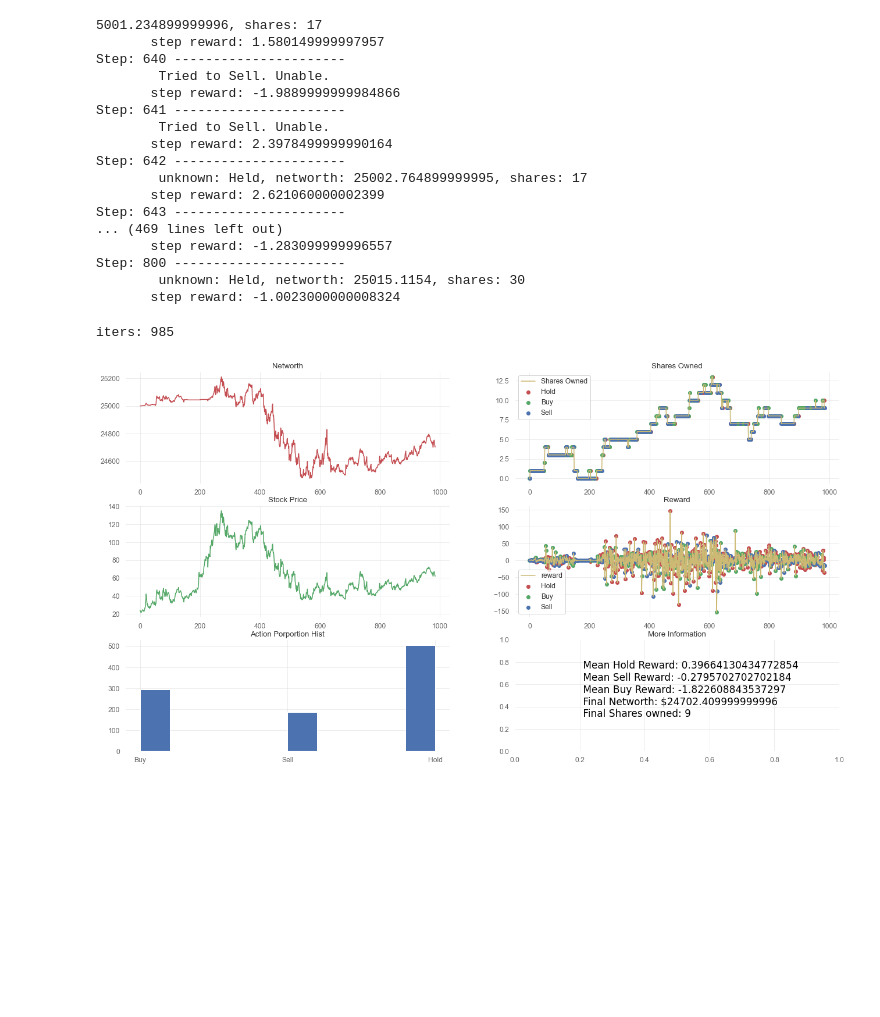
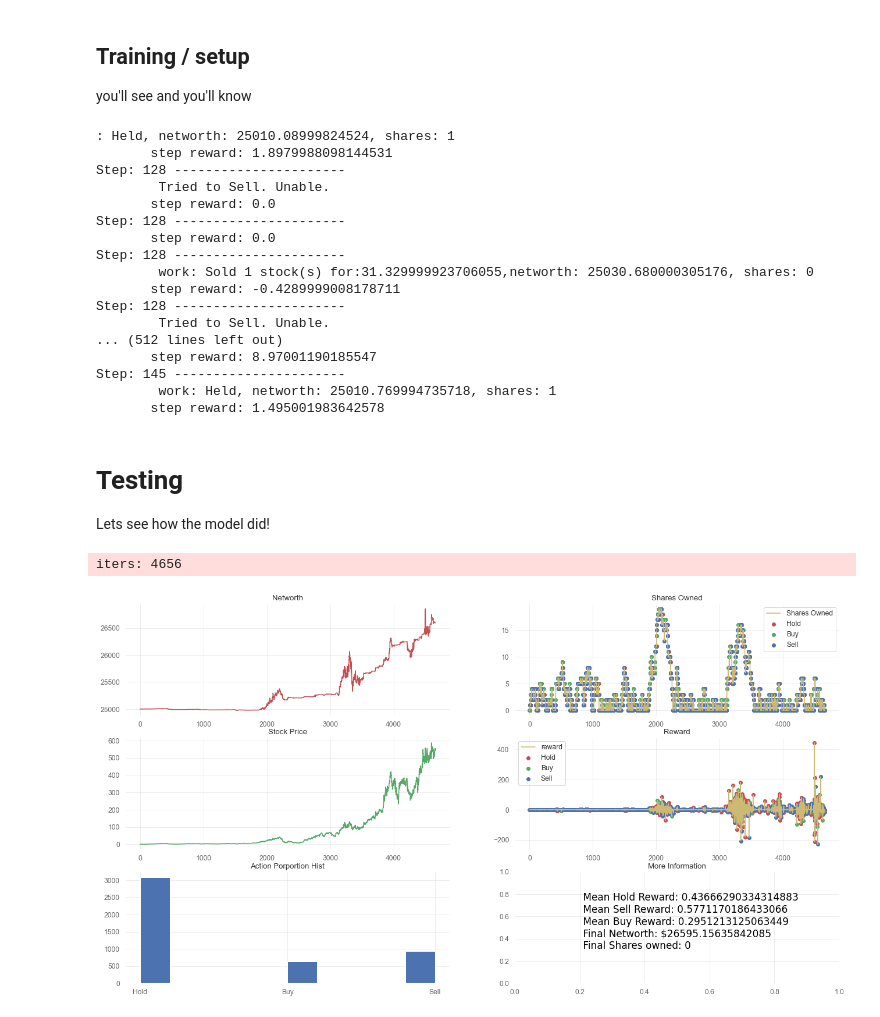
Before and after one commit to ryendu/Stock-Trading-Bot, a Jupyter notebook: Ryan-V-RL-Stock-Bot-Recurrent.ipynb, the cells around one changed output. Saved outputs shown, nothing was run; the diff lists cells and outputs as text; code cells hidden in the pictures; blank space fills up the shorter version.

```diff
--- a/Ryan-V-RL-Stock-Bot-Recurrent.ipynb
+++ b/Ryan-V-RL-Stock-Bot-Recurrent.ipynb
@@ -46,9 +27,12 @@ The environment will contain the avalible actions of:
+# %% [markdown]
+## Training / setup
+you'll see and you'll know
 # %%
 # Parallel environments
-stks = ['kros','nflx']#,'tmus','adct','h','bngo','amzn','nio','fb','gme','work','irbt','upwk','fvrr','rdfn','bynd','etsy','pins','zg','roku','sq','pm','dis','nlok','bio','gbio']
-# env = DummyVecEnv([lambda: LowRegulationStockTradeEnv(ticker=stks[i],frame_bound=(100, 100000), window_size=1,initial_balance=25000,verbose=2) for i in range(len(stks))])
-df = get_stock_df_from_path("/Users/ryandu_1/Desktop/MachineLearning/Projects/Stocks/Sequential Forecasting/Data/Huge Stock Market Dataset/Stocks/nflx.us.txt")
-env = LowRegulationStockTradeEnv(df=df,frame_bound=(100, 100000), window_size=1,initial_balance=25000,verbose=2)
+stks = ['kros','nflx','tmus','adct','h','bngo','amzn','nio','fb','gme','work']#,'irbt','upwk','fvrr','rdfn','bynd','etsy','pins','zg','roku','sq','pm','dis','nlok','bio','gbio']
+env = DummyVecEnv([lambda: LowRegulationStockTradeEnv(ticker=stks[i],df=None,frame_bound=(100, 100000), window_size=1,initial_balance=25000,verbose=2) for i in range(len(stks))])
+# df = get_stock_df_from_path("/Users/ryandu_1/Desktop/MachineLearning/Projects/Stocks/Sequential Forecasting/Data/Huge Stock Market Dataset/Stocks/nflx.us.txt")
+# env = LowRegulationStockTradeEnv(df=df,frame_bound=(100, 100000), window_size=1,initial_balance=25000,verbose=2)
 # %%
 policy_kwargs = dict(
     features_extractor_class=CustomLSTM,
@@ -58,31 +41,33 @@ policy_kwargs = dict(
 model_a2c = A2C(MlpPolicyA2C, env, verbose=0,policy_kwargs=policy_kwargs)
 # %%
-# model_ppo=model_ppo.learn(20)
 model_a2c=model_a2c.learn(100000)
 # %% [output]
-5001.234899999996, shares: 17
-       step reward: 1.580149999997957
-Step: 640 ----------------------
+: Held, networth: 25010.08999824524, shares: 1
+       step reward: 1.8979988098144531
+Step: 128 ----------------------
         Tried to Sell. Unable.
-       step reward: -1.9889999999984866
-Step: 641 ----------------------
+       step reward: 0.0
+Step: 128 ----------------------
+       step reward: 0.0
+Step: 128 ----------------------
+        work: Sold 1 stock(s) for:31.329999923706055,networth: 25030.680000305176, shares: 0
+       step reward: -0.4289999008178711
+Step: 128 ----------------------
         Tried to Sell. Unable.
-       step reward: 2.3978499999990164
-Step: 642 ----------------------
-        unknown: Held, networth: 25002.764899999995, shares: 17
-       step reward: 2.621060000002399
-Step: 643 ----------------------
-... (469 lines left out)
-       step reward: -1.283099999996557
-Step: 800 ----------------------
-        unknown: Held, networth: 25015.1154, shares: 30
-       step reward: -1.0023000000008324
+... (512 lines left out)
+       step reward: 8.97001190185547
+Step: 145 ----------------------
+        work: Held, networth: 25010.769994735718, shares: 1
+       step reward: 1.495001983642578
+# %% [markdown]
+# Testing
+Lets see how the model did!
 # %%
-#test on val set
-sample_df = get_stock_df_from_path("/Users/ryandu_1/Desktop/MachineLearning/Projects/Stocks/Sequential Forecasting/Data/Huge Stock Market Dataset/Stocks/agio.us.txt")
-env_a = eval_model_low_reg(stk_ticker=None,df=sample_df,model=model_a2c,verbose=0)
+# #test on val set A2C
+# sample_df = get_stock_df_from_path("/Users/ryandu_1/Desktop/MachineLearning/Projects/Stocks/Sequential Forecasting/Data/Huge Stock Market Dataset/Stocks/agio.us.txt")
+env_a = eval_model_low_reg(stk_ticker="nflx",df=None,model=model_a2c,verbose=0)
 fig_a = plot_history(env_a.history,(22, 12))
 # %% [output]
-iters: 985
+iters: 4656
-[figure, old version]
+[figure, new version]
 # %%
```
Also changed, not shown: parts of 5 cells of this notebook, 3 other files.
